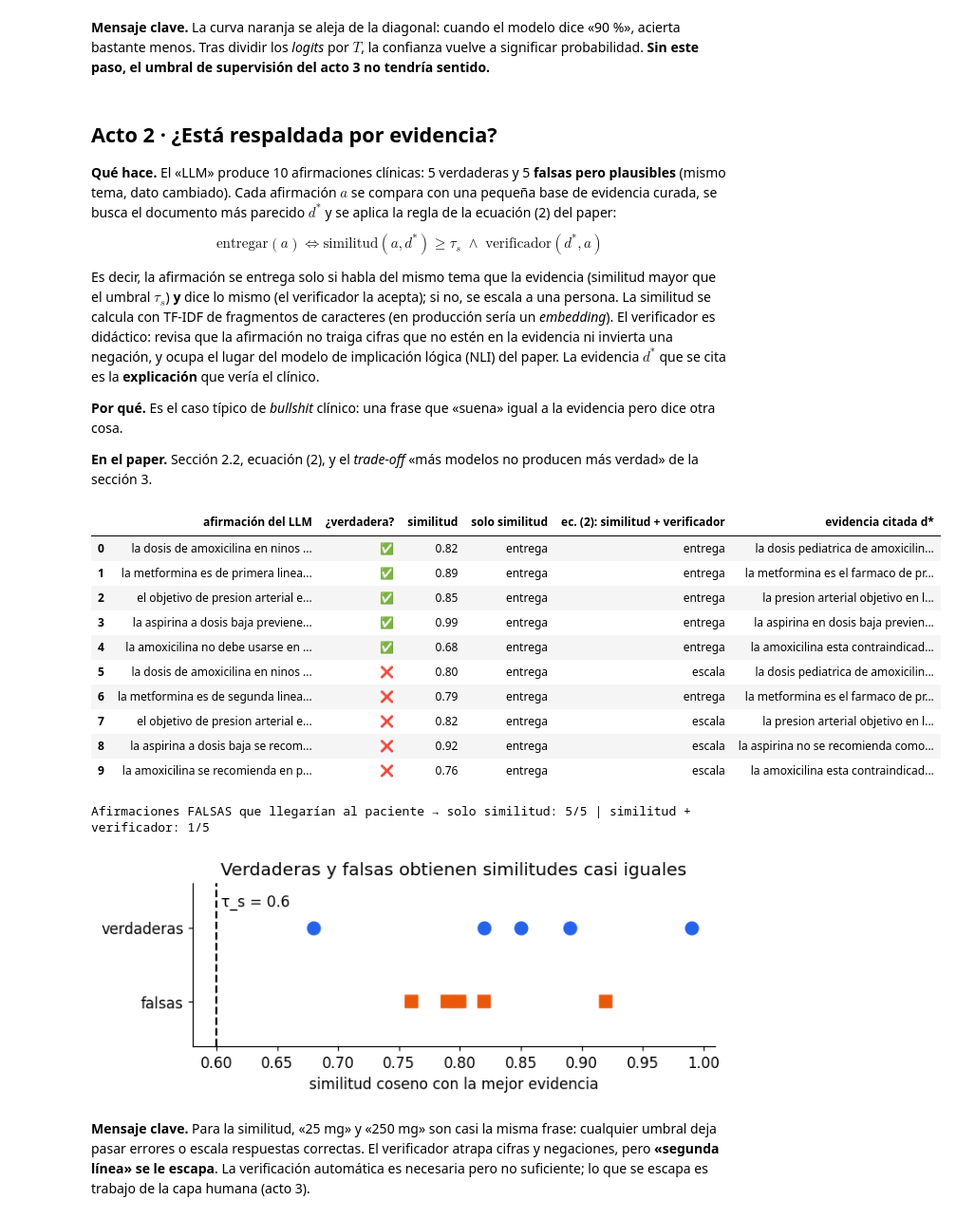
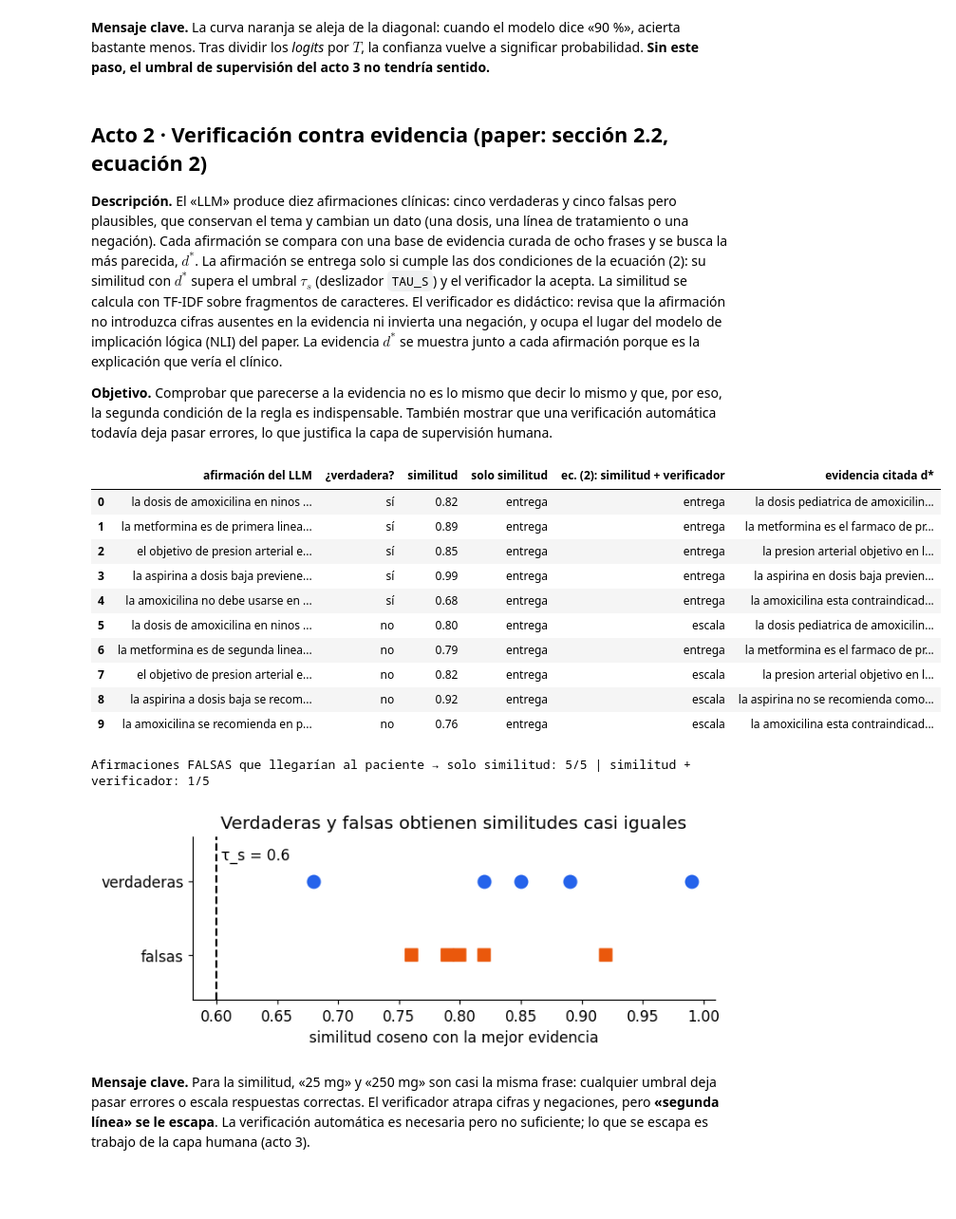
Before and after one commit to MateoRAR/Paper_IA, a Jupyter notebook: demo_colab.ipynb, the cells around one changed output. Shown at 95% size. Cells and saved outputs as stored; diff of their text form; code cells hidden in the pictures; blank space fills up the shorter version.

```diff
--- a/demo_colab.ipynb
+++ b/demo_colab.ipynb
@@ -125,17 +127,11 @@ ECE sin calibrar = 0.096  →  ECE calibrado = 0.013   (T estimado = 2.36)
 # %% [markdown]
 **Mensaje clave.** La curva naranja se aleja de la diagonal: cuando el modelo dice «90 %», acierta bastante menos. Tras dividir los *logits* por $T$, la confianza vuelve a significar probabilidad. **Sin este paso, el umbral de supervisión del acto 3 no tendría sentido.**
 # %% [markdown]
-## Acto 2 · ¿Está respaldada por evidencia?
+## Acto 2 · Verificación contra evidencia (paper: sección 2.2, ecuación 2)
 
-**Qué hace.** El «LLM» produce 10 afirmaciones clínicas: 5 verdaderas y 5 **falsas pero plausibles** (mismo tema, dato cambiado). Cada afirmación $a$ se compara con una pequeña base de evidencia curada, se busca el documento más parecido $d^{*}$ y se aplica la regla de la ecuación (2) del paper:
+**Descripción.** El «LLM» produce diez afirmaciones clínicas: cinco verdaderas y cinco falsas pero plausibles, que conservan el tema y cambian un dato (una dosis, una línea de tratamiento o una negación). Cada afirmación se compara con una base de evidencia curada de ocho frases y se busca la más parecida, $d^{*}$. La afirmación se entrega solo si cumple las dos condiciones de la ecuación (2): su similitud con $d^{*}$ supera el umbral $\tau_s$ (deslizador `TAU_S`) y el verificador la acepta. La similitud se calcula con TF-IDF sobre fragmentos de caracteres. El verificador es didáctico: revisa que la afirmación no introduzca cifras ausentes en la evidencia ni invierta una negación, y ocupa el lugar del modelo de implicación lógica (NLI) del paper. La evidencia $d^{*}$ se muestra junto a cada afirmación porque es la explicación que vería el clínico.
 
-$$\text{entregar}(a)\iff\text{similitud}(a,d^{*})\ge\tau_s\;\wedge\;\text{verificador}(d^{*},a)$$
-
-Es decir, la afirmación se entrega solo si habla del mismo tema que la evidencia (similitud mayor que el umbral $\tau_s$) **y** dice lo mismo (el verificador la acepta); si no, se escala a una persona. La similitud se calcula con TF-IDF de fragmentos de caracteres (en producción sería un *embedding*). El verificador es didáctico: revisa que la afirmación no traiga cifras que no estén en la evidencia ni invierta una negación, y ocupa el lugar del modelo de implicación lógica (NLI) del paper. La evidencia $d^{*}$ que se cita es la **explicación** que vería el clínico.
-
-**Por qué.** Es el caso típico de *bullshit* clínico: una frase que «suena» igual a la evidencia pero dice otra cosa.
-
-**En el paper.** Sección 2.2, ecuación (2), y el *trade-off* «más modelos no producen más verdad» de la sección 3.
+**Objetivo.** Comprobar que parecerse a la evidencia no es lo mismo que decir lo mismo y que, por eso, la segunda condición de la regla es indispensable. También mostrar que una verificación automática todavía deja pasar errores, lo que justifica la capa de supervisión humana.
 # %%
 #@title 2 · Verificación contra evidencia curada
 evidencia = [
@@ -177,45 +173,45 @@ filas = []
 for a, verdadera in afirmaciones:
     sims = cosine_similarity(vec.transform([a]), E)[0]
     d = evidencia[sims.argmax()]
     pasa_sim = sims.max() >= TAU_S
     pasa_ec2 = pasa_sim and verificador(d, a)
     filas.append({"afirmación del LLM": a,
-                  "¿verdadera?": "✅" if verdadera else "❌",
+                  "¿verdadera?": "sí" if verdadera else "no",
                   "similitud": round(float(sims.max()), 2),
                   "solo similitud": "entrega" if pasa_sim else "escala",
                   "ec. (2): similitud + verificador": "entrega" if pasa_ec2 else "escala",
                   "evidencia citada d*": d})
 tabla = pd.DataFrame(filas)
 display(tabla)
 
-falsas = tabla["¿verdadera?"] == "❌"
+falsas = tabla["¿verdadera?"] == "no"
 fuga_sim = int(((tabla["solo similitud"] == "entrega") & falsas).sum())
 fuga_ec2 = int(((tabla["ec. (2): similitud + verificador"] == "entrega") & falsas).sum())
 print(f"Afirmaciones FALSAS que llegarían al paciente → solo similitud: {fuga_sim}/5 | "
       f"similitud + verificador: {fuga_ec2}/5")
 
 fig, ax = plt.subplots(figsize=(7, 2.2))
 ax.scatter(tabla.similitud[~falsas], np.ones((~falsas).sum()), s=90, color=AZUL, label="verdaderas")
 ax.scatter(tabla.similitud[falsas], np.zeros(falsas.sum()), s=90, marker="s", color=NARANJA, label="falsas")
 ax.axvline(TAU_S, ls="--", color="k")
 ax.text(TAU_S, 1.45, f" τ_s = {TAU_S}", va="top")
 ax.set(yticks=[0, 1], yticklabels=["falsas", "verdaderas"], ylim=(-0.6, 1.6),
        xlabel="similitud coseno con la mejor evidencia",
        title="Verdaderas y falsas obtienen similitudes casi iguales")
 plt.show()
 PANEL["Verificación"] = ("Falsas que pasan: solo similitud → con verificador", f"{fuga_sim}/5 → {fuga_ec2}/5")
 # %% [output]
 |  | afirmación del LLM | ¿verdadera? | similitud | solo similitud | ec. (2): similitud + verificador | evidencia citada d* |
-| 0 | la dosis de amoxicilina en ninos ... | ✅ | 0.82 | entrega | entrega | la dosis pediatrica de amoxicilin... |
-| 1 | la metformina es de primera linea... | ✅ | 0.89 | entrega | entrega | la metformina es el farmaco de pr... |
-| 2 | el objetivo de presion arterial e... | ✅ | 0.85 | entrega | entrega | la presion arterial objetivo en l... |
-| 3 | la aspirina a dosis baja previene... | ✅ | 0.99 | entrega | entrega | la aspirina en dosis baja previen... |
-| 4 | la amoxicilina no debe usarse en ... | ✅ | 0.68 | entrega | entrega | la amoxicilina esta contraindicad... |
-| 5 | la dosis de amoxicilina en ninos ... | ❌ | 0.80 | entrega | escala | la dosis pediatrica de amoxicilin... |
-| 6 | la metformina es de segunda linea... | ❌ | 0.79 | entrega | entrega | la metformina es el farmaco de pr... |
-| 7 | el objetivo de presion arterial e... | ❌ | 0.82 | entrega | escala | la presion arterial objetivo en l... |
-| 8 | la aspirina a dosis baja se recom... | ❌ | 0.92 | entrega | escala | la aspirina no se recomienda como... |
-| 9 | la amoxicilina se recomienda en p... | ❌ | 0.76 | entrega | escala | la amoxicilina esta contraindicad... |
+| 0 | la dosis de amoxicilina en ninos ... | sí | 0.82 | entrega | entrega | la dosis pediatrica de amoxicilin... |
+| 1 | la metformina es de primera linea... | sí | 0.89 | entrega | entrega | la metformina es el farmaco de pr... |
+| 2 | el objetivo de presion arterial e... | sí | 0.85 | entrega | entrega | la presion arterial objetivo en l... |
+| 3 | la aspirina a dosis baja previene... | sí | 0.99 | entrega | entrega | la aspirina en dosis baja previen... |
+| 4 | la amoxicilina no debe usarse en ... | sí | 0.68 | entrega | entrega | la amoxicilina esta contraindicad... |
+| 5 | la dosis de amoxicilina en ninos ... | no | 0.80 | entrega | escala | la dosis pediatrica de amoxicilin... |
+| 6 | la metformina es de segunda linea... | no | 0.79 | entrega | entrega | la metformina es el farmaco de pr... |
+| 7 | el objetivo de presion arterial e... | no | 0.82 | entrega | escala | la presion arterial objetivo en l... |
+| 8 | la aspirina a dosis baja se recom... | no | 0.92 | entrega | escala | la aspirina no se recomienda como... |
+| 9 | la amoxicilina se recomienda en p... | no | 0.76 | entrega | escala | la amoxicilina esta contraindicad... |
 Afirmaciones FALSAS que llegarían al paciente → solo similitud: 5/5 | similitud + verificador: 1/5
 [figure]
 # %% [markdown]
```
Also changed, not shown: parts of 7 cells of this notebook, 8 other files.
